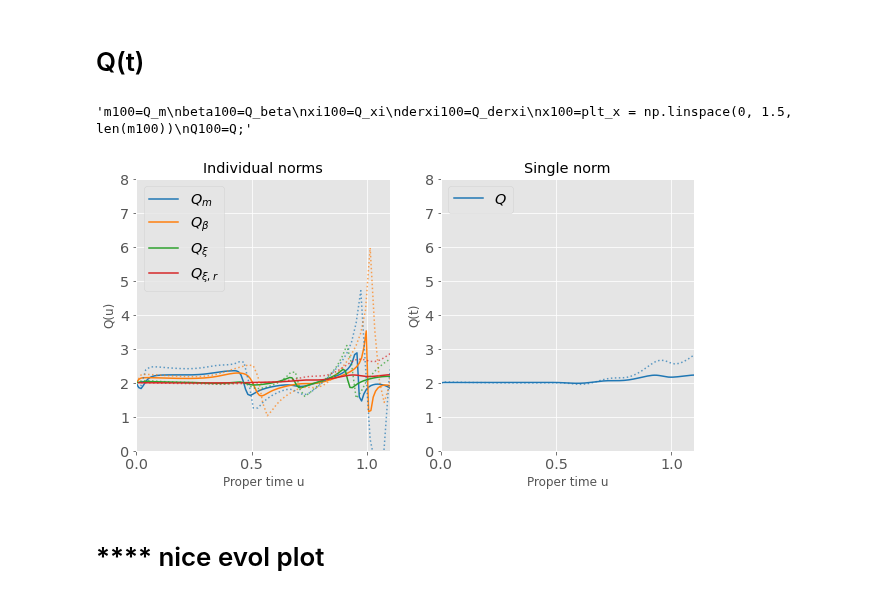
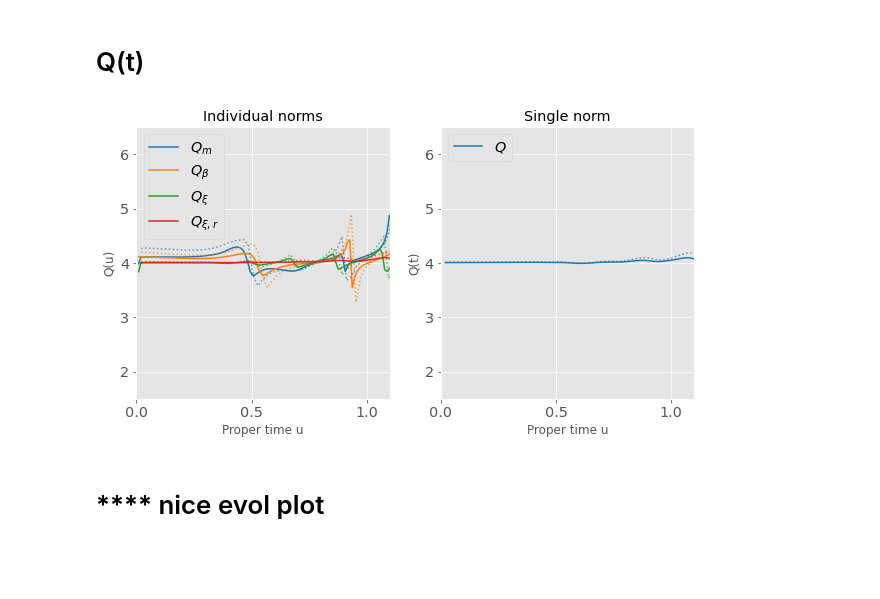
Before and after one commit to rita-png/gravitational-collapse, a Jupyter notebook: TMYangMills/Convergence_YangMills.ipynb, the cells around one changed output. Saved outputs shown, nothing was run; the diff lists cells and outputs as text; code cells hidden in the pictures; blank space fills up the shorter version.

```diff
--- a/TMYangMills/Convergence_YangMills.ipynb
+++ b/TMYangMills/Convergence_YangMills.ipynb
@@ -146,7 +158,7 @@ plt.rcParams.update({
 # Plotting data with resolutions 1 and 2 and differences
 # %%
 # for given t
-t1=100 #last timestep
+t1=10 #last timestep
 t2=2*t1
 t3=4*t1
 auxm = []
@@ -228,14 +240,14 @@ with plt.style.context('ggplot'):
 
 
     ax[0][0].plot(plt_x1, (diffs_2_1[0]), label='$|m_{\Delta_2}-m_{\Delta_1}|$',color='#1f77b4')
-    ax[0][0].plot(plt_x1, (diffs_4_2[0])*4, label='$|m_{\Delta_3}-m_{\Delta_2}|$',color='#ff7f0e')
+    ax[0][0].plot(plt_x1, (diffs_4_2[0])*16, label='$|m_{\Delta_3}-m_{\Delta_2}|$',color='#ff7f0e')
     ax[0][0].scatter(plt_x1, (diffs_2_1[0]),alpha=0.7,s=10,color='#1f77b4')
     ax[0][0].scatter(plt_x1, (diffs_4_2[0])*4,alpha=0.7,s=30,color='#ff7f0e')
     ax[0][0].set_xlabel('x',fontsize=15)
     ax[0][0].legend(loc='lower right')
 
     ax[0][1].plot(plt_x1, (diffs_2_1[1]), label='$|\\beta_{\Delta_2}-\\beta_{\Delta_1}|$',color='#1f77b4')
-    ax[0][1].plot(plt_x1, (diffs_4_2[1])*4, label='$|\\beta_{\Delta_3}-\\beta_{\Delta_2}|$',color='#ff7f0e')
+    ax[0][1].plot(plt_x1, (diffs_4_2[1])*16, label='$|\\beta_{\Delta_3}-\\beta_{\Delta_2}|$',color='#ff7f0e')
     ax[0][1].scatter(plt_x1, (diffs_2_1[1]),alpha=0.5,s=30,color='#1f77b4')
     ax[0][1].scatter(plt_x1, (diffs_4_2[1])*4,alpha=0.5,s=30,color='#ff7f0e')
     ax[0][1].set_xlabel('x',fontsize=15)
@@ -244,7 +256,7 @@ with plt.style.context('ggplot'):
     ax[0][1].legend(loc='lower right')
 
     ax[1][0].plot(plt_x1, (diffs_2_1[2]), label='$|xi_{\Delta_2}-xi_{\Delta_1}|$',color='#1f77b4')
-    ax[1][0].plot(plt_x1, (diffs_4_2[2])*4, label='$|xi_{\Delta_3}-xi_{\Delta_2}|$',color='#ff7f0e')
+    ax[1][0].plot(plt_x1, (diffs_4_2[2])*16, label='$|xi_{\Delta_3}-xi_{\Delta_2}|$',color='#ff7f0e')
     ax[1][0].set_xlabel('x',fontsize=15)
     ax[1][0].scatter(plt_x1, (diffs_2_1[2]),alpha=0.5,s=30,color='#1f77b4')
     ax[1][0].scatter(plt_x1, (diffs_4_2[2])*4,alpha=0.5,s=30,color='#ff7f0e')
@@ -252,7 +264,7 @@ with plt.style.context('ggplot'):
     ax[1][0].legend(loc='lower right')
 
     ax[1][1].plot(plt_x1, (diffs_2_1[3]), label='$|\partial_r xi_{\Delta_2}-\partial_r xi_{\Delta_1}|$',color='#1f77b4')
-    ax[1][1].plot(plt_x1, (diffs_4_2[3])*4, label='$|\partial_r xi_{\Delta_3}-\partial_r xi_{\Delta_2}|$',color='#ff7f0e')
+    ax[1][1].plot(plt_x1, (diffs_4_2[3])*16, label='$|\partial_r xi_{\Delta_3}-\partial_r xi_{\Delta_2}|$',color='#ff7f0e')
     ax[1][1].scatter(plt_x1, (diffs_2_1[3]),alpha=0.5,s=30,color='#1f77b4')
     ax[1][1].scatter(plt_x1, (diffs_4_2[3])*4,alpha=0.5,s=30,color='#ff7f0e')
     ax[1][1].set_xlabel('x',fontsize=15)
@@ -327,9 +339,7 @@ beta100=Q_beta
 xi100=Q_xi
 derxi100=Q_derxi
 x100=plt_x = np.linspace(0, 1.5, len(m100))
-Q100=Q;"""
+Q100=Q""";
-# %% [output]
-'m100=Q_m\nbeta100=Q_beta\nxi100=Q_xi\nderxi100=Q_derxi\nx100=plt_x = np.linspace(0, 1.5, len(m100))\nQ100=Q;'
 # %%
 rsquarednorm=True
 # %%
@@ -423,48 +433,48 @@ for t in range(0,int(final_t/4)):
     Q_xi.append(math.log2(norm_low_med[2]/norm_med_high[2]))
     Q_derxi.append(math.log2(norm_low_med[3]/norm_med_high[3]))
     Q.append(math.log2(single_norm_low_med/single_norm_med_high))
     ####
 
 plt_x = np.linspace(0, 1.5, len(Q_m))
 #plt_x = np.linspace(0, int(final_t/4)*dx*step, int(final_t/4))
 with plt.style.context('ggplot'):
 
     fig, ax = plt.subplots(1, 2,figsize=(10, 5))
 
-    ax[0].plot(plt_x, Q_m, label = '$Q_m$',color='#1f77b4')
-    ax[0].plot(plt_x, Q_beta, label = '$Q_{\\beta}$',color='#ff7f0e')
-    ax[0].plot(plt_x, Q_xi, label = '$Q_{\\xi}$',color='#2ca02c')
-    ax[0].plot(plt_x, Q_derxi, label = '$Q_{\\xi,r}$',color='#d62728')
+    ax[0].plot(plt_x[1:len(plt_x)], Q_m[1:len(plt_x)], label = '$Q_m$',color='#1f77b4')
+    ax[0].plot(plt_x[1:len(plt_x)], Q_beta[1:len(plt_x)], label = '$Q_{\\beta}$',color='#ff7f0e')
+    ax[0].plot(plt_x[1:len(plt_x)], Q_xi[1:len(plt_x)], label = '$Q_{\\xi}$',color='#2ca02c')
+    ax[0].plot(plt_x[2:len(plt_x)], Q_derxi[2:len(plt_x)], label = '$Q_{\\xi,r}$',color='#d62728')
 
 
-    ax[0].plot(x100, m100, linestyle='dotted',alpha=0.7,color='#1f77b4')
-    ax[0].plot(x100, beta100, linestyle='dotted',alpha=0.7,color='#ff7f0e')
-    ax[0].plot(x100, xi100, linestyle='dotted',alpha=0.7,color='#2ca02c')
-    ax[0].plot(x100, derxi100, linestyle='dotted',alpha=0.7,color='#d62728')
+    ax[0].plot(x100[1:len(x100)], m100[1:len(x100)], linestyle='dotted',alpha=0.7,color='#1f77b4')
+    ax[0].plot(x100[1:len(x100)], beta100[1:len(x100)], linestyle='dotted',alpha=0.7,color='#ff7f0e')
+    ax[0].plot(x100[1:len(x100)], xi100[1:len(x100)], linestyle='dotted',alpha=0.7,color='#2ca02c')
+    ax[0].plot(x100[1:len(x100)], derxi100[1:len(x100)], linestyle='dotted',alpha=0.7,color='#d62728')
 
-    ax[0].set_ylim([0,8])
+    ax[0].set_ylim([1.5,6.5])
     ax[0].set_xlim([0,1.1])
     ax[0].legend(loc ="upper left")
     ax[0].set_xlabel('Proper time u')
     ax[0].set_ylabel('Q(u)')
     ax[0].set_title('Individual norms')
-    ax[0].set_yticks(np.arange(0, 8+1, 1.0))
+    #ax[0].set_yticks(np.arange(0, 8+1, 1.0))
 
-    ax[1].plot(plt_x, Q, label = '$Q$',color='#1f77b4')
-    ax[1].plot(x100, Q100, linestyle='dotted',alpha=0.7,color='#1f77b4')
-    ax[1].set_ylim([0,8])
+    ax[1].plot(plt_x[2:len(plt_x)], Q[2:len(plt_x)], label = '$Q$',color='#1f77b4')
+    ax[1].plot(x100[1:len(x100)], Q100[1:len(x100)], linestyle='dotted',alpha=0.7,color='#1f77b4')
+    ax[1].set_ylim([1.5,6.5])
     ax[1].set_xlim([0,1.1])
     ax[1].legend(loc ="upper left")
     ax[1].set_title('Single norm')
     #plt.xticks(rotation=45)
     ax[1].set_xlabel('Proper time u')
     ax[1].set_ylabel('Q(t)')
-    ax[1].set_yticks(np.arange(0, 8+1, 1.0))
+    #ax[1].set_yticks(np.arange(0, 6+1, 1.0))
 
 plt.savefig("myImagePDF.pdf", format="pdf", bbox_inches="tight")
 plt.show()
 # %% [output]
-[figure, old version]
+[figure, new version]
 # %% [markdown]
 # **** nice evol plot
 # %%
```
Also changed, not shown: parts of 11 cells of this notebook, 6 other files.
